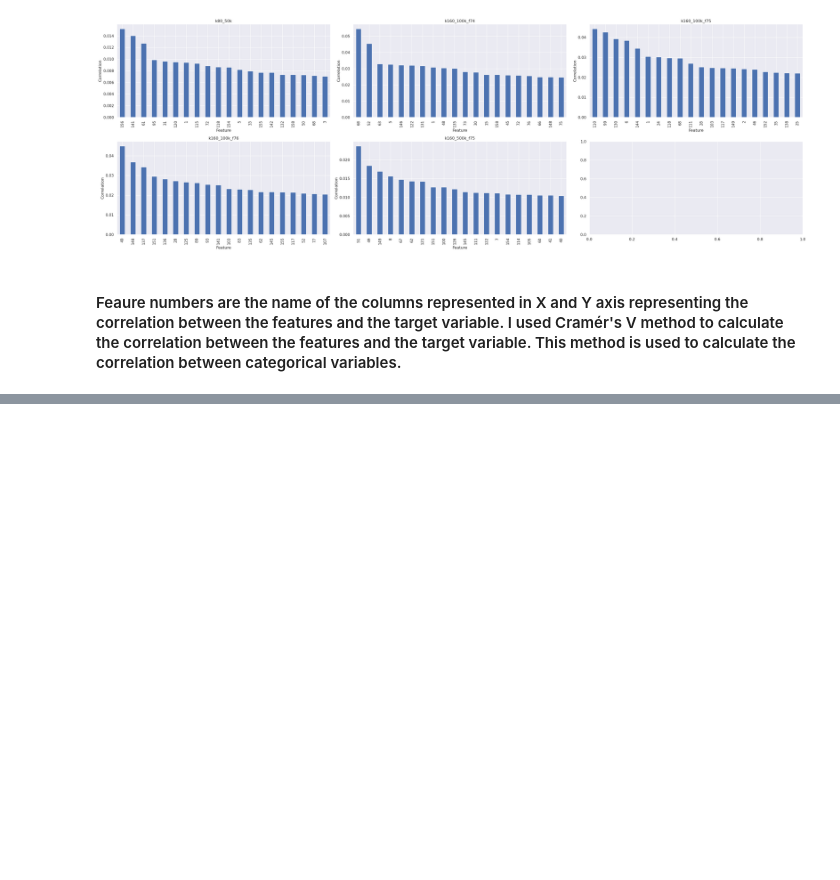
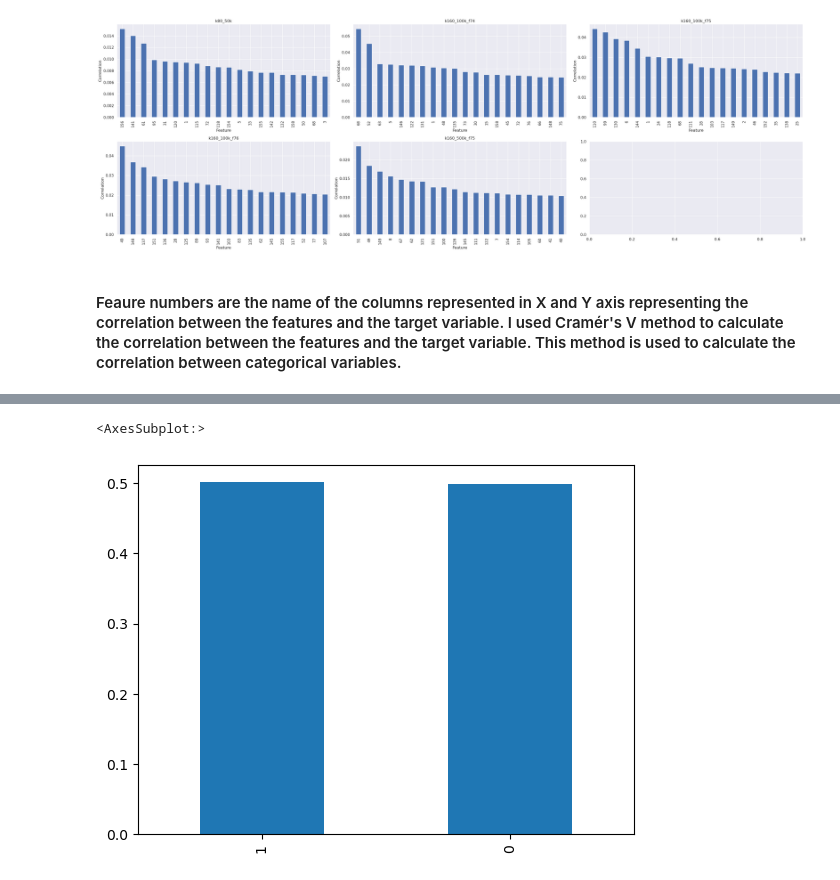
Before and after one commit to mijanr/TabSurvey, a Jupyter notebook: Correlation study.ipynb, the cells around one changed output, grey strips where cells are left out. Saved outputs shown, nothing was run; the diff lists cells and outputs as text; code cells hidden in the pictures; blank space fills up the shorter version.

Commit message:
correlation for new datasets added

```diff
--- a/Correlation study.ipynb
+++ b/Correlation study.ipynb
@@ -75,0 +83,5 @@ plt.show()
+# %%
+#correlation simple_k67
+cramersv_simple_k67 = am.CramersV(simple_k67)
+corr_matrix_simple_k67 = cramersv.fit()
+indices_simple_k67 = corr_matrix_simple_k67.iloc[:, -1].nlargest(20).index.values
@@ -75,0 +93,4 @@ plt.show()
+# %%
+#select the features from the indices
+simple_k67_selected = simple_k67.iloc[:, indices_simple_k67]
+prefix_k67_selected = prefix_k67.iloc[:, indices_prefix_k67]
@@ -75,0 +103,14 @@ plt.show()
+# %%
+#take col 160 to the end
+target_simple_k67 = simple_k67_selected[160]
+target_prefix_k67 = prefix_k67_selected[160]
+#drop the target column
+simple_k67_selected = simple_k67_selected.drop(160, axis=1)
+prefix_k67_selected = prefix_k67_selected.drop(160, axis=1)
+#add the target column to the end
+simple_k67_selected[160] = target_simple_k67
+prefix_k67_selected[160] = target_prefix_k67
+# %%
+#convert to numbers
+simple_k67_selected = simple_k67_selected.apply(lambda x: x.cat.codes)
+prefix_k67_selected = prefix_k67_selected.apply(lambda x: x.cat.codes)
@@ -75,0 +134,6 @@ plt.show()
+# %%
+#find class ratios for simple_k67
+simple_k67_selected[160].value_counts(normalize=True).plot.bar()
+# %% [output]
+<AxesSubplot:>
+[figure, added]
```
Also changed, not shown: parts of 8 cells of this notebook.
